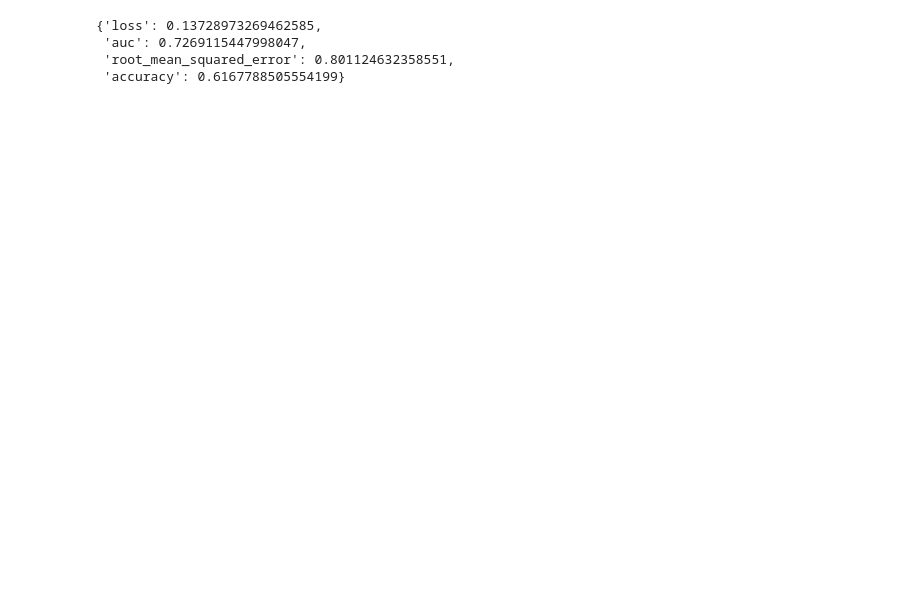
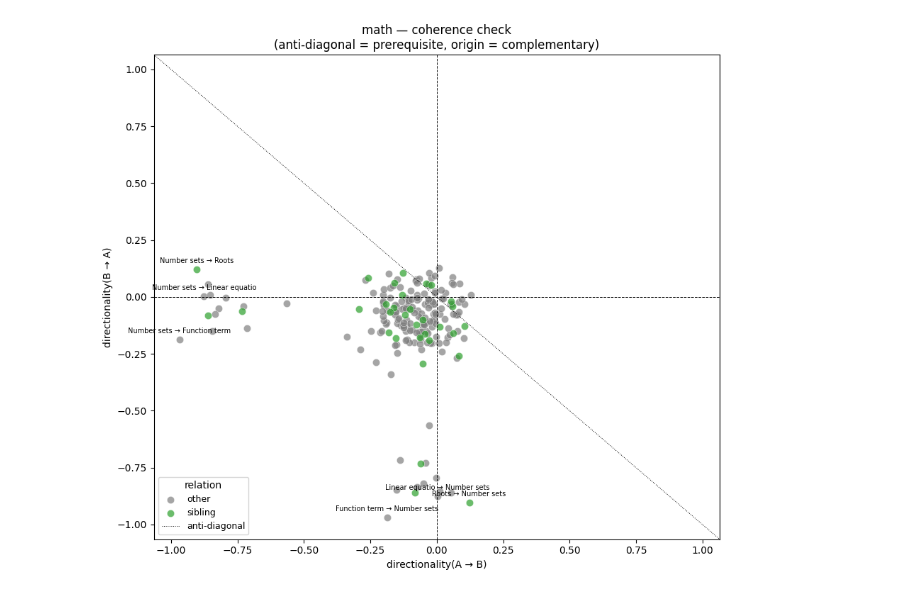
Before and after one commit to idheidhwidjwod/MLBD-project, a Jupyter notebook: Post_Analysis.ipynb, the cells around one changed output. Cells and saved outputs as stored; diff of their text form; code cells hidden in the pictures; blank space fills up the shorter version.

```diff
--- a/Post_Analysis.ipynb
+++ b/Post_Analysis.ipynb
@@ -144,4 +207,36 @@ ________________________________________________________________________________
 # %%
-dkt_lstm.load_weights(params['best_model_weights'])
-dkt_lstm.evaluate(tf_test, steps=params['test_size'], verbose=params['verbose'], return_dict=True)
+# Coherence scatter — math. Real prerequisite pairs sit near the anti-diagonal
+# (top-left or bottom-right); complementary topics cluster at the origin.
+df = outcome_with_reverse['math'].dropna(
+    subset=['directionality', 'reverse_directionality']
+)
+fig, ax = plt.subplots(figsize=(9, 8))
+for rel, grp in df.groupby('relation'):
+    ax.scatter(grp['directionality'], grp['reverse_directionality'],
+               color=RELATION_COLORS.get(rel, 'tab:gray'), label=rel,
+               alpha=0.7, s=55, edgecolors='white', linewidths=0.4)
+
+lim = max(df['directionality'].abs().max(),
+          df['reverse_directionality'].abs().max()) * 1.1
+ax.axhline(0, color='black', lw=0.7, ls='--')
+ax.axvline(0, color='black', lw=0.7, ls='--')
+ax.plot([-lim, lim], [lim, -lim], color='black', lw=0.7, ls=':', label='anti-diagonal')
+ax.set_xlim(-lim, lim); ax.set_ylim(-lim, lim)
+
+extremes = (df.assign(_r=lambda d: d['directionality']**2 +
+                                    d['reverse_directionality']**2)
+              .nlargest(6, '_r'))
+for _, row in extremes.iterrows():
+    ax.annotate(f"{row['source_name'][:14]} → {row['target_name'][:14]}",
+                (row['directionality'], row['reverse_directionality']),
+                fontsize=7, ha='center', va='bottom',
+                xytext=(0, 5), textcoords='offset points')
+
+ax.set_xlabel('directionality(A → B)')
+ax.set_ylabel('directionality(B → A)')
+ax.set_title('math — coherence check\n(anti-diagonal = prerequisite, origin = complementary)')
+ax.legend(title='relation', fontsize=9, loc='lower left')
+plt.tight_layout()
+plt.savefig('rapport/coherence_math.png', dpi=150, bbox_inches='tight')
+plt.show()
 # %% [output]
@@ -150,5 +243,2 @@ dkt_lstm.evaluate(tf_test, steps=params['test_size'], verbose=params['verbose'],
-{'loss': 0.13728973269462585,
- 'auc': 0.7269115447998047,
- 'root_mean_squared_error': 0.801124632358551,
- 'accuracy': 0.6167788505554199}
+[figure, added]
 # %%
```
Also changed, not shown: parts of 35 cells of this notebook, 12 other files.
